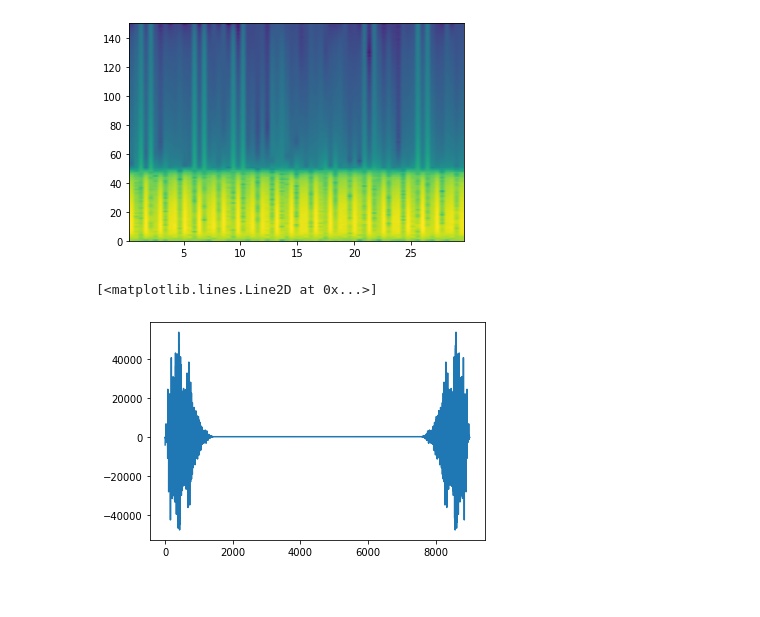
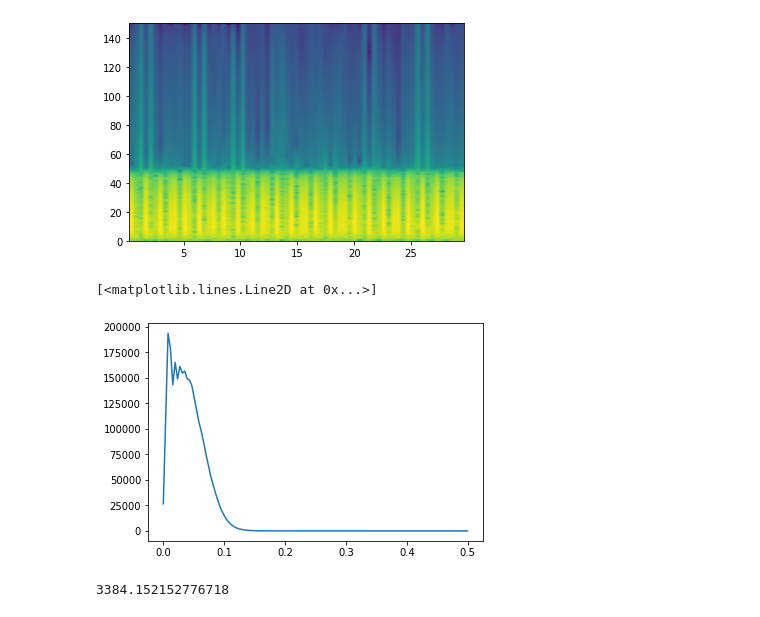
Before and after one commit to caio-freitas/wb-ki-medizin, a Jupyter notebook: Data Exploration.ipynb, the cells around one changed output. Saved outputs shown, nothing was run; the diff lists cells and outputs as text; code cells hidden in the pictures.

Commit message:
spectral power density related features

```diff
--- a/Data Exploration.ipynb
+++ b/Data Exploration.ipynb
@@ -47,8 +61,9 @@ plt.specgram(signal, Fs=300)
         28.16      , 28.58666667, 29.01333333, 29.44      ]),
  <matplotlib.image.AxesImage at 0x...>)
 [figure]
-# %%
-plt.plot(np.fft.fft(signal))
-# %% [output]
-[<matplotlib.lines.Line2D at 0x...>]
-[figure, removed]
+# %%
+psd_f, psd = scipy.signal.welch(ecg_signal)# power spectral density
+plt.plot(psd_f, psd)
+# %% [output]
+[<matplotlib.lines.Line2D at 0x...>]
+[figure, added]
@@ -54,0 +82,4 @@ plt.plot(np.fft.fft(signal))
+# %%
+LF_power
+# %% [output]
+3384.152152776718
```
Also changed, not shown: parts of 11 cells of this notebook, 2 other files.
